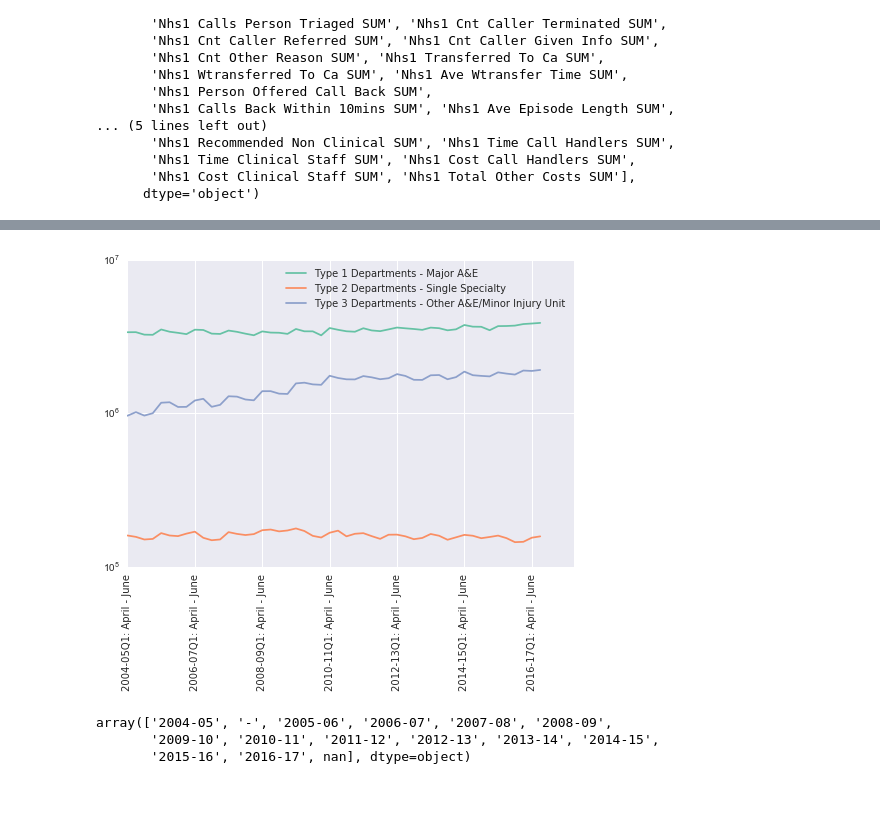
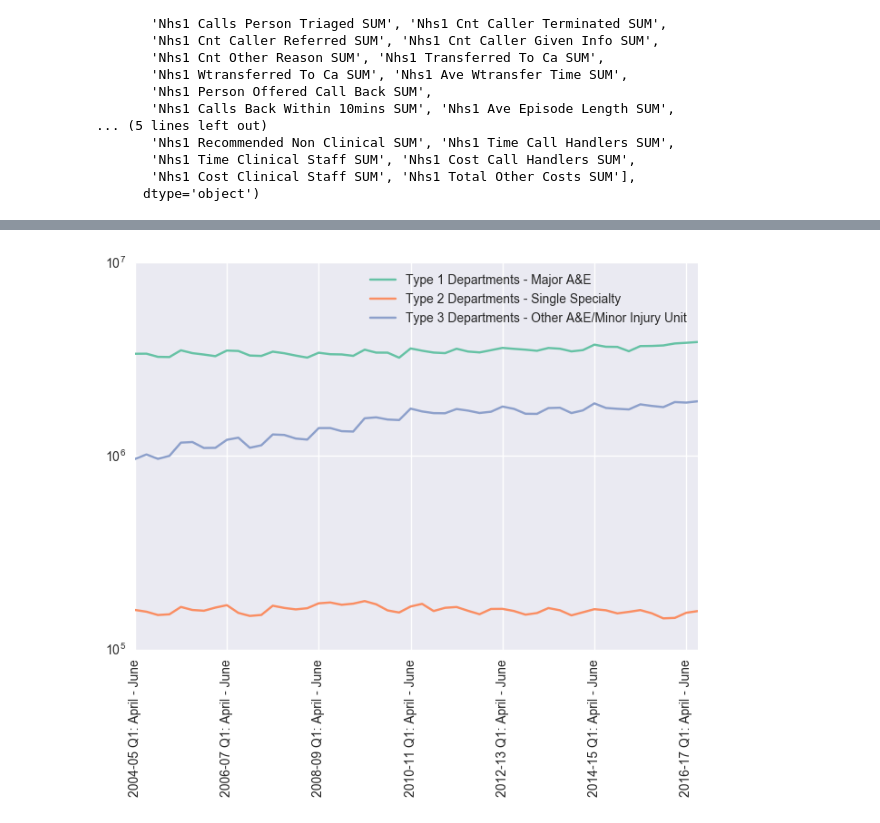
Before and after one commit to psychemedia/openHealthDataDoodles, a Jupyter notebook: notebooks/NHS 111.ipynb, the cells around one changed output, grey strips where cells are left out. Cells and saved outputs as stored; diff of their text form; code cells hidden in the pictures; blank space fills up the shorter version.

```diff
--- a/notebooks/NHS 111.ipynb
+++ b/notebooks/NHS 111.ipynb
@@ -109,5 +114,8 @@ df2=pd.read_excel?
 df2=pd.read_excel('data/Quarterly-timeseries-Nov-2016.xls',skiprows=16,na_values='-').dropna(how='all')
 df2['Year'].fillna(method='ffill',inplace=True)
 #First group of cols are A&E attendances. I really need to sort out how to read multirow headers!
+#Tidy data to remove empty rows at end of table, empty columns
+df2.dropna(axis=0,subset=['Quarter'],inplace=True)
+df2.dropna(axis=1,how='all',inplace=True)
 df2.head()
 # %% [output]
@@ -127,18 +134,12 @@ df2[['Type 1 Departments - Major A&E',
 # %%
-df2['period']=df2['Year']+df2['Quarter']
+df2['period']=df2['Year']+' '+df2['Quarter']
 # %%
 ax=df2[['Type 1 Departments - Major A&E',
      'Type 2 Departments - Single Specialty',
-     'Type 3 Departments - Other A&E/Minor Injury Unit']][:-4].plot(logy=True, xticks=df2.index, rot=90)
+     'Type 3 Departments - Other A&E/Minor Injury Unit']].plot(logy=True, xticks=df2.index, rot=90)
 #ax.set_xticklabels(df2['period'])
 ticks = ax.xaxis.get_ticklocs()
 ax.xaxis.set_ticks(ticks[::8])
 ax.xaxis.set_ticklabels(df2['period'][::8]);
 # %% [output]
-[figure, old version]
+[figure, new version]
-# %%
-df2["Year"].unique()
-# %% [output]
-array(['2004-05', '-', '2005-06', '2006-07', '2007-08', '2008-09',
-       '2009-10', '2010-11', '2011-12', '2012-13', '2013-14', '2014-15',
-       '2015-16', '2016-17', nan], dtype=object)
```
Also changed, not shown: parts of 18 cells of this notebook.
